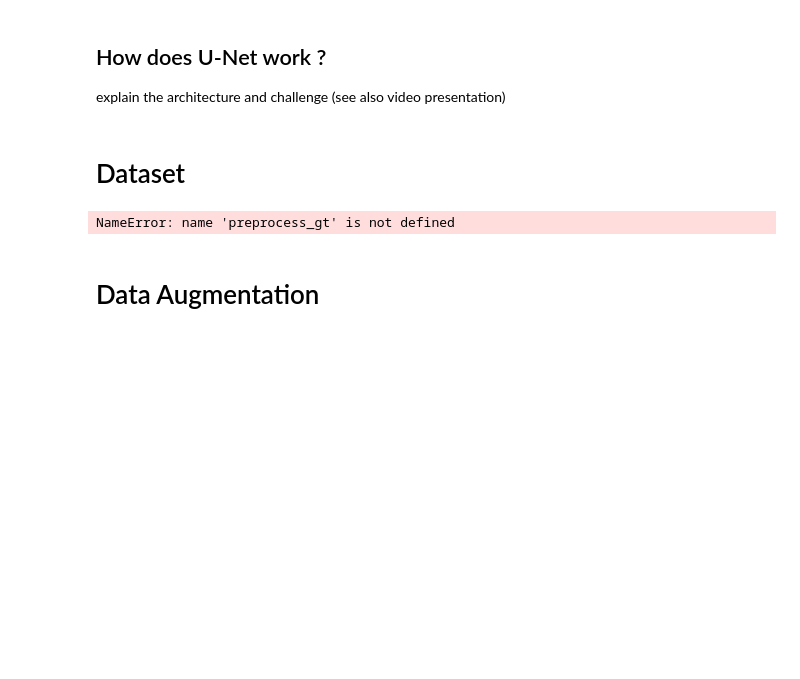
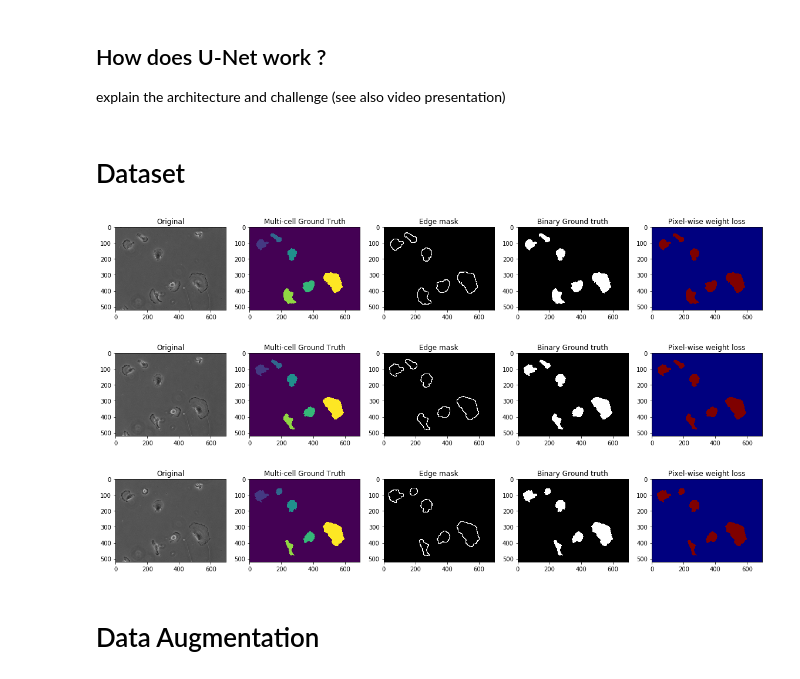
Before and after one commit to nsirons/DL-unet, a Jupyter notebook: main.ipynb, the cells around one changed output. Drawn from its saved outputs; the diff is of its cells as text; code cells hidden in the pictures; blank space fills up the shorter version.

```diff
--- a/main.ipynb
+++ b/main.ipynb
@@ -38,9 +38,9 @@ CUR_DIR = os.path.abspath('')
 download_all_data()
 
 # Specify which dataset to analyse
-# DATASET = 'PhC-C2DH-U373'
+DATASET = 'PhC-C2DH-U373'
 # DATASET = 'ISBI2012'
-DATASET = 'DIC-C2DH-HeLa'
+#DATASET = 'DIC-C2DH-HeLa'
 
 ISBI2012 = False
 
@@ -53,7 +53,10 @@ training_path = os.path.join(CUR_DIR, "data", f"{DATASET}-training", "01")
 target_GT = os.listdir(target_GT_path)
 
 for image in target_GT:
-    os.remove(os.path.join(target_path, image))
+    try:
+        os.remove(os.path.join(target_path, image))
+    except:
+        pass
 
 target = os.listdir(target_path)
 
@@ -65,36 +68,39 @@ for i in range(3):
     img_training = cv.imread(os.path.join(training_path, f"t{target[i][7:]}"))
     img_gt = cv.imread(os.path.join(target_path, target[i]), -1)
 
     # image morphology, for edge detection (ONLY FOR DIC-C2DH-HeLa, since cells intersect)
     gt, mask_global = preprocess_gt(img_gt)
     if DATASET != "DIC-C2DH-HeLa":
-        gt = img_gt
+        gt = img_gt / 65536 * 255
 
     fig = plt.figure(figsize=(16,9))
     plt.subplot(1,5,1)
     plt.imshow(img_training)
     plt.title("Original")
     plt.subplot(1,5,2)
     plt.imshow(img_gt)
     plt.title('Multi-cell Ground Truth')
     plt.subplot(1,5,3)
     plt.title('Edge mask')
     plt.imshow(mask_global > 0, cmap='gray')  # binary of cell edges
     plt.subplot(1,5,4)
 
     _, gt_bin = cv.threshold(gt, 0, 255, cv.THRESH_BINARY)
     plt.imshow(torch.from_numpy(gt_bin), cmap='gray')
     plt.title('Binary Ground truth')
 
     # Calculating loss for ground truth
-    loss_img = weighted_map(torch.from_numpy(gt_bin.reshape((1,1,512,512))) / 255, 1).numpy().reshape((512,512))
+    h, w = gt_bin.shape
+    loss_img = weighted_map(torch.from_numpy(gt_bin.reshape((1,1,h,w))) / 255).numpy().reshape((h,w))
     plt.subplot(1,5,5)
     plt.imshow(loss_img, cmap='jet')
     plt.title("Pixel-wise weight loss")
     plt.tight_layout()
     plt.show()
 # %% [output]
-NameError: name 'preprocess_gt' is not defined
+[figure, added]
+[figure, added]
+[figure, added]
 # %% [markdown]
 # Data Augmentation
 # %%
```
Also changed, not shown: parts of 11 cells of this notebook, 1 other file.
